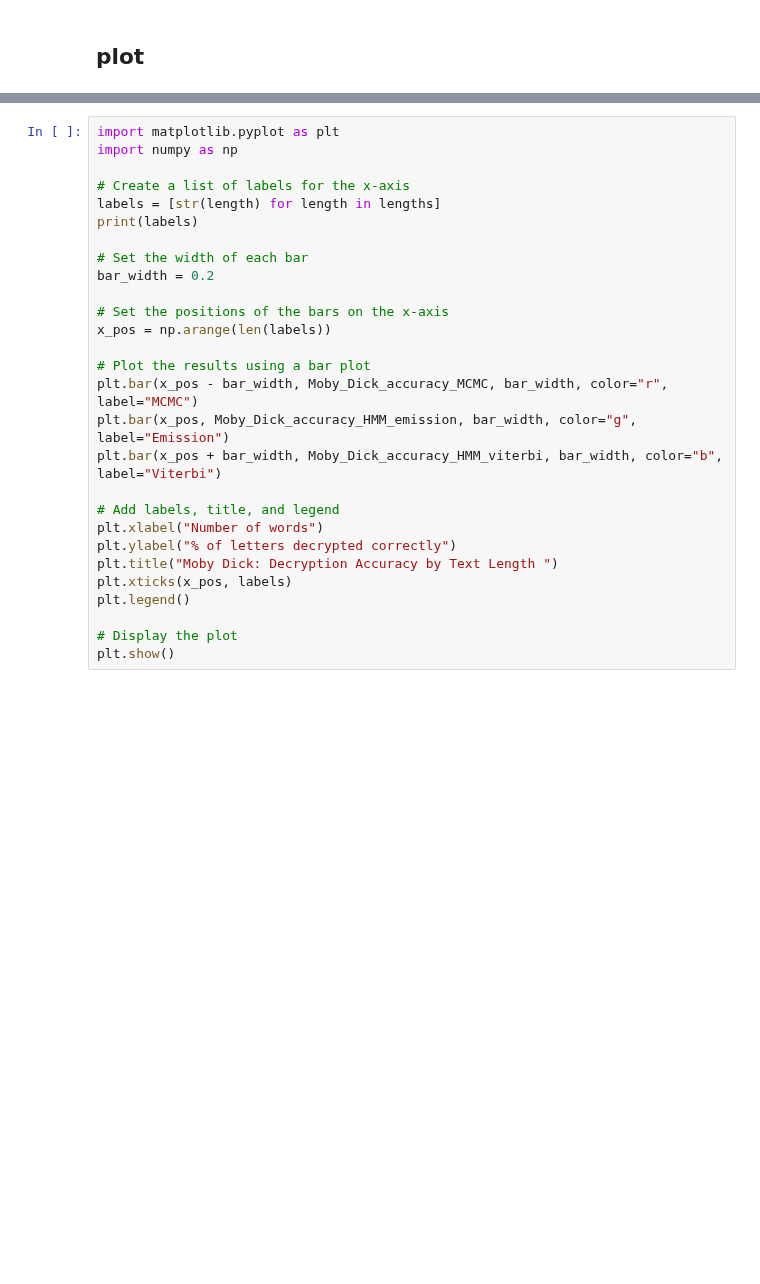
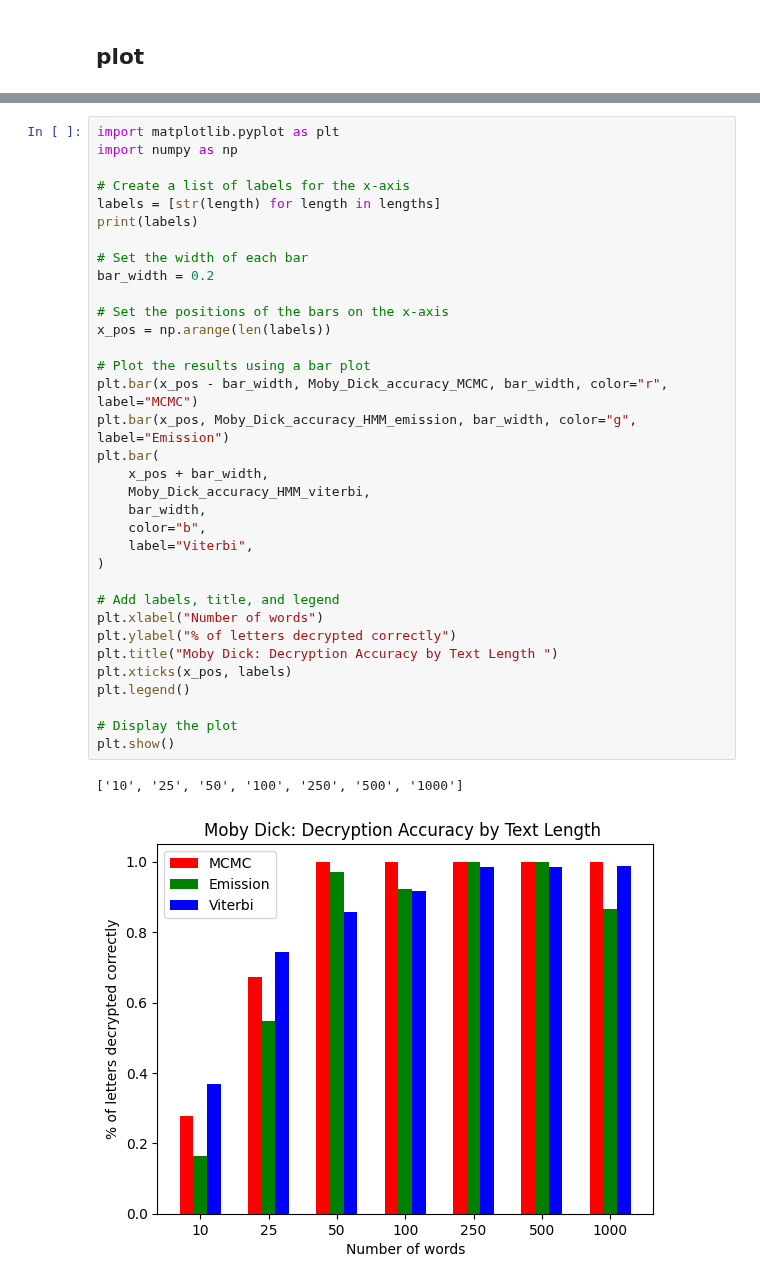
Before and after one commit to alessimichele/HMM-for-text-decryption, a Jupyter notebook: comparison_plots.ipynb, the cells around one changed output, grey strips where cells are left out. Cells and saved outputs as stored; diff of their text form; blank space fills up the shorter version.

```diff
--- a/comparison_plots.ipynb
+++ b/comparison_plots.ipynb
@@ -343,31 +415,40 @@ plt.show()
 # %%
 import matplotlib.pyplot as plt
 import numpy as np
 
 # Create a list of labels for the x-axis
 labels = [str(length) for length in lengths]
 print(labels)
 
 # Set the width of each bar
 bar_width = 0.2
 
 # Set the positions of the bars on the x-axis
 x_pos = np.arange(len(labels))
 
 # Plot the results using a bar plot
 plt.bar(x_pos - bar_width, Moby_Dick_accuracy_MCMC, bar_width, color="r", label="MCMC")
 plt.bar(x_pos, Moby_Dick_accuracy_HMM_emission, bar_width, color="g", label="Emission")
-plt.bar(x_pos + bar_width, Moby_Dick_accuracy_HMM_viterbi, bar_width, color="b", label="Viterbi")
+plt.bar(
+    x_pos + bar_width,
+    Moby_Dick_accuracy_HMM_viterbi,
+    bar_width,
+    color="b",
+    label="Viterbi",
+)
 
 # Add labels, title, and legend
 plt.xlabel("Number of words")
 plt.ylabel("% of letters decrypted correctly")
 plt.title("Moby Dick: Decryption Accuracy by Text Length ")
 plt.xticks(x_pos, labels)
 plt.legend()
 
 # Display the plot
 plt.show()
+# %% [output]
+['10', '25', '50', '100', '250', '500', '1000']
+[figure, added]
 # %%
 import matplotlib.pyplot as plt
 import numpy as np
```
Also changed, not shown: parts of 9 cells of this notebook, 9 other files.
